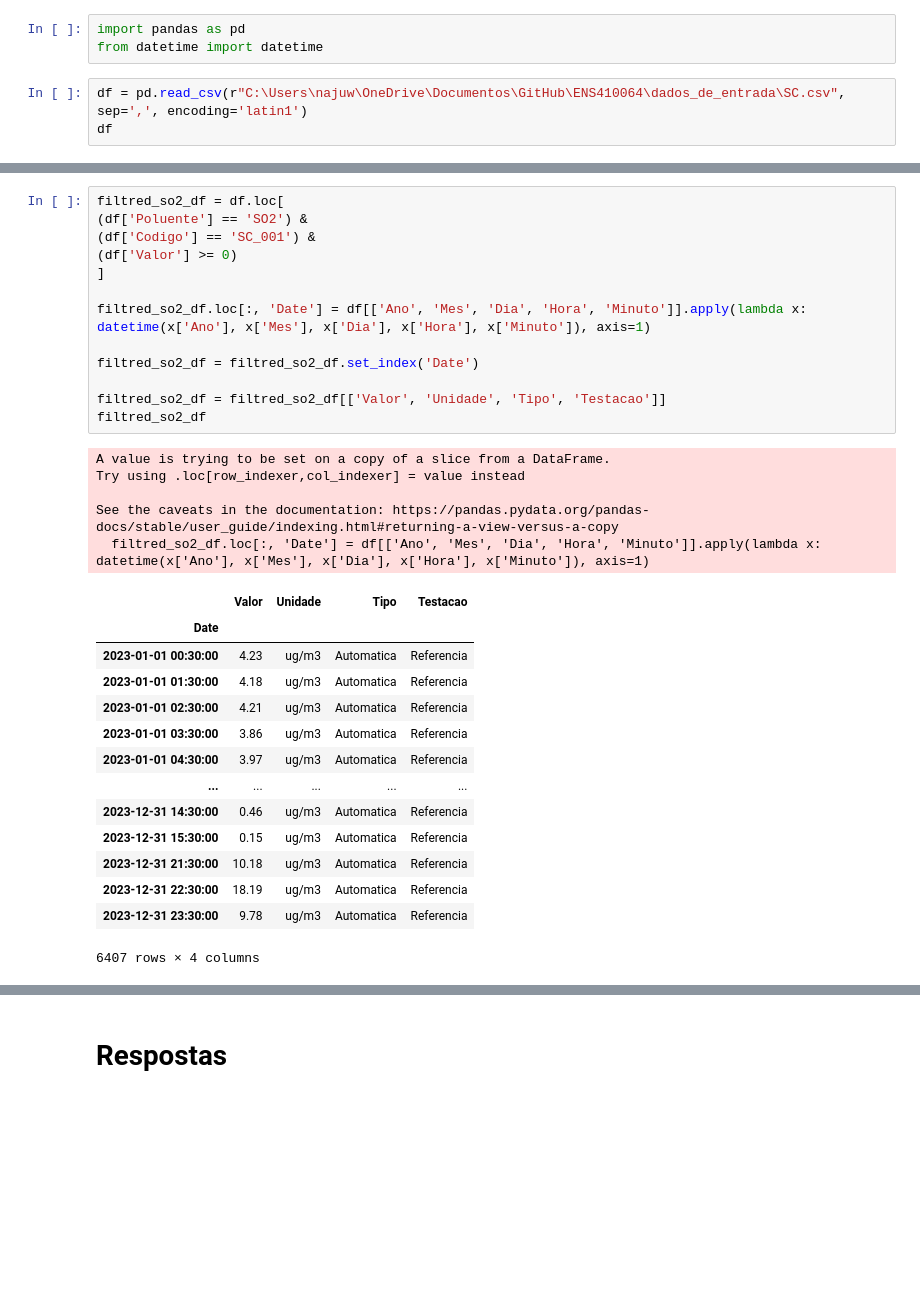
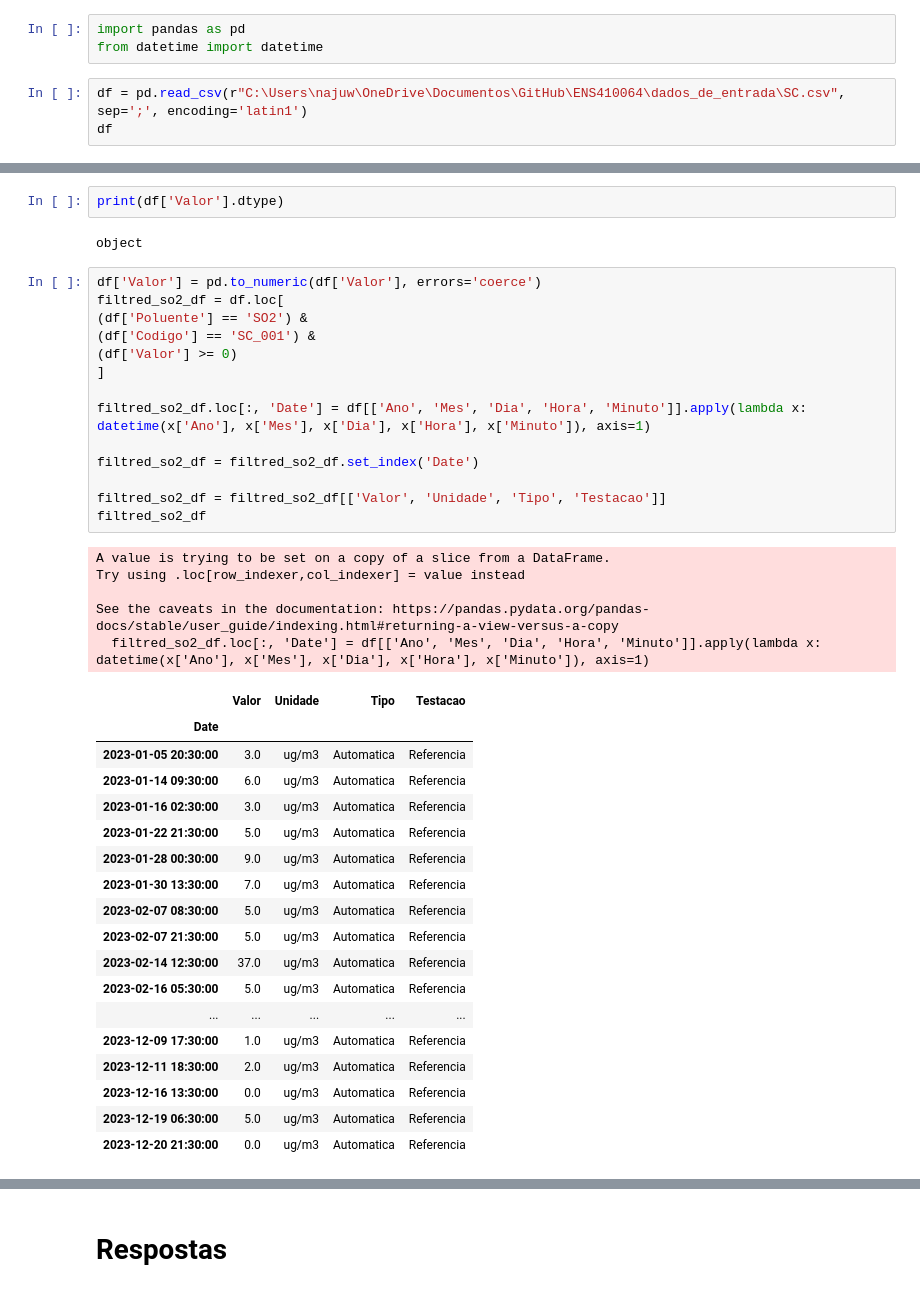
Before and after one commit to anaju-wolmann/ENS410064, a Jupyter notebook: Aula02.ipynb, the cells around one changed output, grey strips where cells are left out. Drawn from its saved outputs; the diff is of its cells as text; blank space fills up the shorter version.

```diff
--- a/Aula02.ipynb
+++ b/Aula02.ipynb
@@ -11,6 +11,6 @@ Requirement already satisfied: six>=1.5 in c:\users\najuw\onedrive\documentos\gi
 import pandas as pd
 from datetime import datetime
 # %%
-df = pd.read_csv(r"C:\Users\najuw\OneDrive\Documentos\GitHub\ENS410064\dados_de_entrada\SC.csv", sep=',', encoding='latin1')
+df = pd.read_csv(r"C:\Users\najuw\OneDrive\Documentos\GitHub\ENS410064\dados_de_entrada\SC.csv", sep=';', encoding='latin1')
 df
 # %% [output]
@@ -18,34 +30,43 @@ ParserError: Error tokenizing data. C error: Expected 1 fields in line 7, saw 4
+# %%
+print(df['Valor'].dtype)
+# %% [output]
+object
 # %%
+df['Valor'] = pd.to_numeric(df['Valor'], errors='coerce')
 filtred_so2_df = df.loc[
 (df['Poluente'] == 'SO2') &
 (df['Codigo'] == 'SC_001') &
 (df['Valor'] >= 0)
 ]
 
 filtred_so2_df.loc[:, 'Date'] = df[['Ano', 'Mes', 'Dia', 'Hora', 'Minuto']].apply(lambda x: datetime(x['Ano'], x['Mes'], x['Dia'], x['Hora'], x['Minuto']), axis=1)
 
 filtred_so2_df = filtred_so2_df.set_index('Date')
 
 filtred_so2_df = filtred_so2_df[['Valor', 'Unidade', 'Tipo', 'Testacao']]
 filtred_so2_df
 # %% [output]
 A value is trying to be set on a copy of a slice from a DataFrame.
 Try using .loc[row_indexer,col_indexer] = value instead
 
 See the caveats in the documentation: https://pandas.pydata.org/pandas-docs/stable/user_guide/indexing.html#returning-a-view-versus-a-copy
   filtred_so2_df.loc[:, 'Date'] = df[['Ano', 'Mes', 'Dia', 'Hora', 'Minuto']].apply(lambda x: datetime(x['Ano'], x['Mes'], x['Dia'], x['Hora'], x['Minuto']), axis=1)
 |  | Valor | Unidade | Tipo | Testacao |
 | Date |  |  |  |  |
-| 2023-01-01 00:30:00 | 4.23 | ug/m3 | Automatica | Referencia |
-| 2023-01-01 01:30:00 | 4.18 | ug/m3 | Automatica | Referencia |
-| 2023-01-01 02:30:00 | 4.21 | ug/m3 | Automatica | Referencia |
-| 2023-01-01 03:30:00 | 3.86 | ug/m3 | Automatica | Referencia |
-| 2023-01-01 04:30:00 | 3.97 | ug/m3 | Automatica | Referencia |
+| 2023-01-05 20:30:00 | 3.0 | ug/m3 | Automatica | Referencia |
+| 2023-01-14 09:30:00 | 6.0 | ug/m3 | Automatica | Referencia |
+| 2023-01-16 02:30:00 | 3.0 | ug/m3 | Automatica | Referencia |
+| 2023-01-22 21:30:00 | 5.0 | ug/m3 | Automatica | Referencia |
+| 2023-01-28 00:30:00 | 9.0 | ug/m3 | Automatica | Referencia |
+| 2023-01-30 13:30:00 | 7.0 | ug/m3 | Automatica | Referencia |
+| 2023-02-07 08:30:00 | 5.0 | ug/m3 | Automatica | Referencia |
+| 2023-02-07 21:30:00 | 5.0 | ug/m3 | Automatica | Referencia |
+| 2023-02-14 12:30:00 | 37.0 | ug/m3 | Automatica | Referencia |
+| 2023-02-16 05:30:00 | 5.0 | ug/m3 | Automatica | Referencia |
 | ... | ... | ... | ... | ... |
-| 2023-12-31 14:30:00 | 0.46 | ug/m3 | Automatica | Referencia |
-| 2023-12-31 15:30:00 | 0.15 | ug/m3 | Automatica | Referencia |
-| 2023-12-31 21:30:00 | 10.18 | ug/m3 | Automatica | Referencia |
-| 2023-12-31 22:30:00 | 18.19 | ug/m3 | Automatica | Referencia |
-| 2023-12-31 23:30:00 | 9.78 | ug/m3 | Automatica | Referencia |
+| 2023-12-09 17:30:00 | 1.0 | ug/m3 | Automatica | Referencia |
+| 2023-12-11 18:30:00 | 2.0 | ug/m3 | Automatica | Referencia |
+| 2023-12-16 13:30:00 | 0.0 | ug/m3 | Automatica | Referencia |
+| 2023-12-19 06:30:00 | 5.0 | ug/m3 | Automatica | Referencia |
+| 2023-12-20 21:30:00 | 0.0 | ug/m3 | Automatica | Referencia |
-6407 rows × 4 columns
 # %%
```
Also changed, not shown: parts of 3 cells of this notebook, 6 other files.
